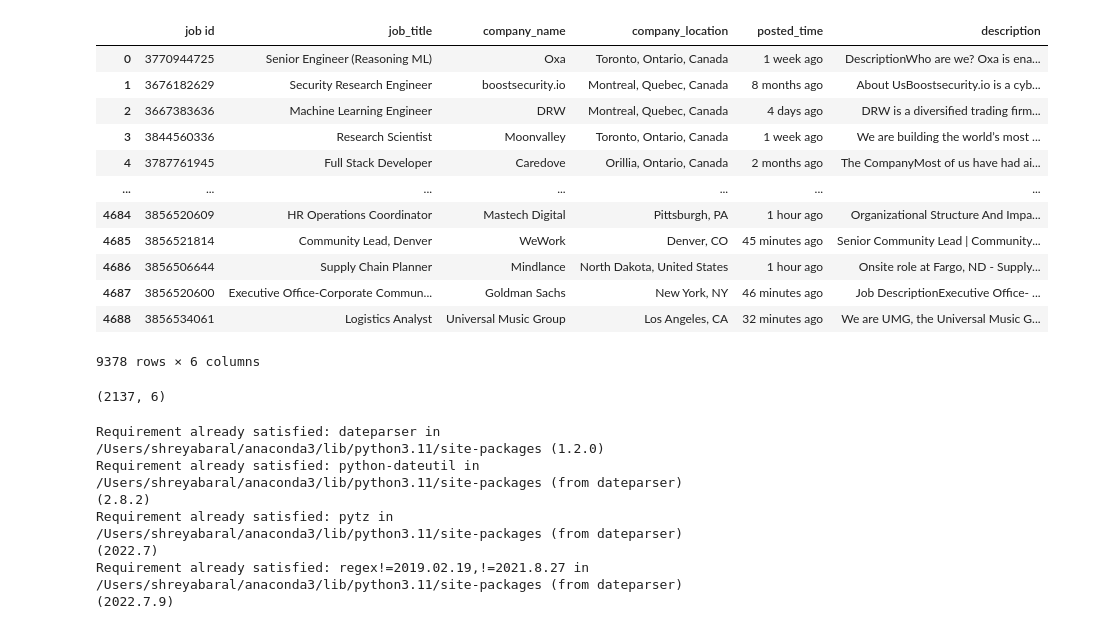
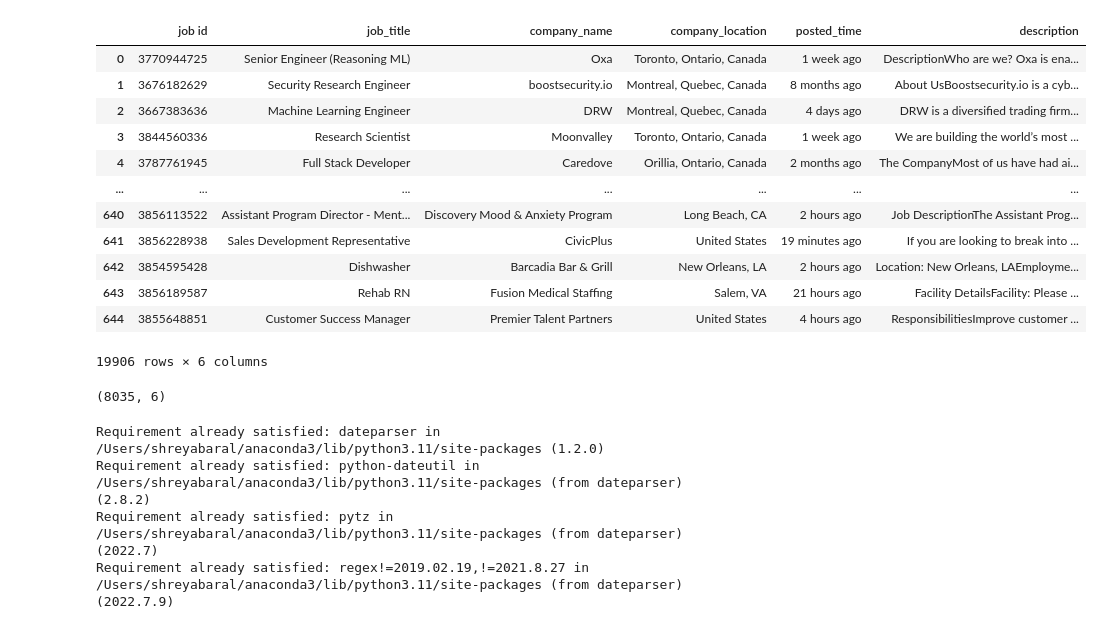
Before and after one commit to binayachaudari/linkedin-jobs-unsupervised-learning, a Jupyter notebook: Notebooks/Unsupervised.ipynb, the cells around one changed output. Cells and saved outputs as stored; diff of their text form; code cells hidden in the pictures.

```diff
--- a/Notebooks/Unsupervised.ipynb
+++ b/Notebooks/Unsupervised.ipynb
@@ -5,31 +5,31 @@ import glob
 # %%
 # get a list of all CSV files
 csv_files = glob.glob('../dataset/*.csv')
 
 # create an empty dataframe to store the combined data
 df = pd.DataFrame()
 
 # loop through each CSV file and append its contents to the combined dataframe
 for csv_file in csv_files:
     dfs = pd.read_csv(csv_file)
-    df = pd.concat([dfs, dfs])
+    df = pd.concat([dfs,df])
 
 # print the combined dataframe
 df
 # %% [output]
 |  | job id | job_title | company_name | company_location | posted_time | description |
 | 0 | 3770944725 | Senior Engineer (Reasoning ML) | Oxa | Toronto, Ontario, Canada | 1 week ago | DescriptionWho are we? Oxa is ena... |
 | 1 | 3676182629 | Security Research Engineer | boostsecurity.io | Montreal, Quebec, Canada | 8 months ago | About UsBoostsecurity.io is a cyb... |
 | 2 | 3667383636 | Machine Learning Engineer | DRW | Montreal, Quebec, Canada | 4 days ago | DRW is a diversified trading firm... |
 | 3 | 3844560336 | Research Scientist | Moonvalley | Toronto, Ontario, Canada | 1 week ago | We are building the world’s most ... |
 | 4 | 3787761945 | Full Stack Developer | Caredove | Orillia, Ontario, Canada | 2 months ago | The CompanyMost of us have had ai... |
 | ... | ... | ... | ... | ... | ... | ... |
-| 4684 | 3856520609 | HR Operations Coordinator | Mastech Digital | Pittsburgh, PA | 1 hour ago | Organizational Structure And Impa... |
-| 4685 | 3856521814 | Community Lead, Denver | WeWork | Denver, CO | 45 minutes ago | Senior Community Lead | Community... |
-| 4686 | 3856506644 | Supply Chain Planner | Mindlance | North Dakota, United States | 1 hour ago | Onsite role at Fargo, ND - Supply... |
-| 4687 | 3856520600 | Executive Office-Corporate Commun... | Goldman Sachs | New York, NY | 46 minutes ago | Job DescriptionExecutive Office- ... |
-| 4688 | 3856534061 | Logistics Analyst | Universal Music Group | Los Angeles, CA | 32 minutes ago | We are UMG, the Universal Music G... |
+| 640 | 3856113522 | Assistant Program Director - Ment... | Discovery Mood & Anxiety Program | Long Beach, CA | 2 hours ago | Job DescriptionThe Assistant Prog... |
+| 641 | 3856228938 | Sales Development Representative | CivicPlus | United States | 19 minutes ago | If you are looking to break into ... |
+| 642 | 3854595428 | Dishwasher | Barcadia Bar & Grill | New Orleans, LA | 2 hours ago | Location: New Orleans, LAEmployme... |
+| 643 | 3856189587 | Rehab RN | Fusion Medical Staffing | Salem, VA | 21 hours ago | Facility DetailsFacility: Please ... |
+| 644 | 3855648851 | Customer Success Manager | Premier Talent Partners | United States | 4 hours ago | ResponsibilitiesImprove customer ... |
-9378 rows × 6 columns
+19906 rows × 6 columns
 # %%
 #drop the duplicate value
 df.drop_duplicates(subset=['job id'],inplace=True)
@@ -37,7 +37,7 @@ df.drop_duplicates(subset=['job id'],inplace=True)
 #shape after dropping duplicate values
 df.shape
 # %% [output]
-(2137, 6)
+(8035, 6)
 # %%
 pip install dateparser
 # %% [output]
```
Also changed, not shown: parts of 11 cells of this notebook, 1 other file.
